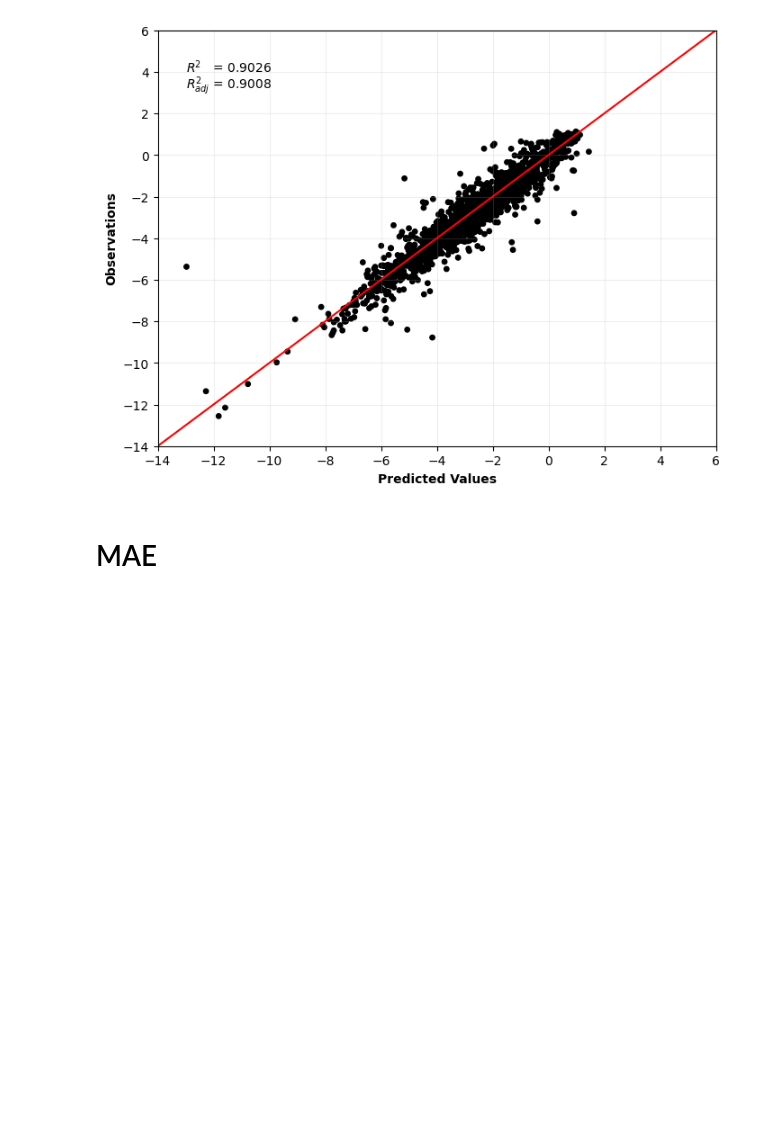
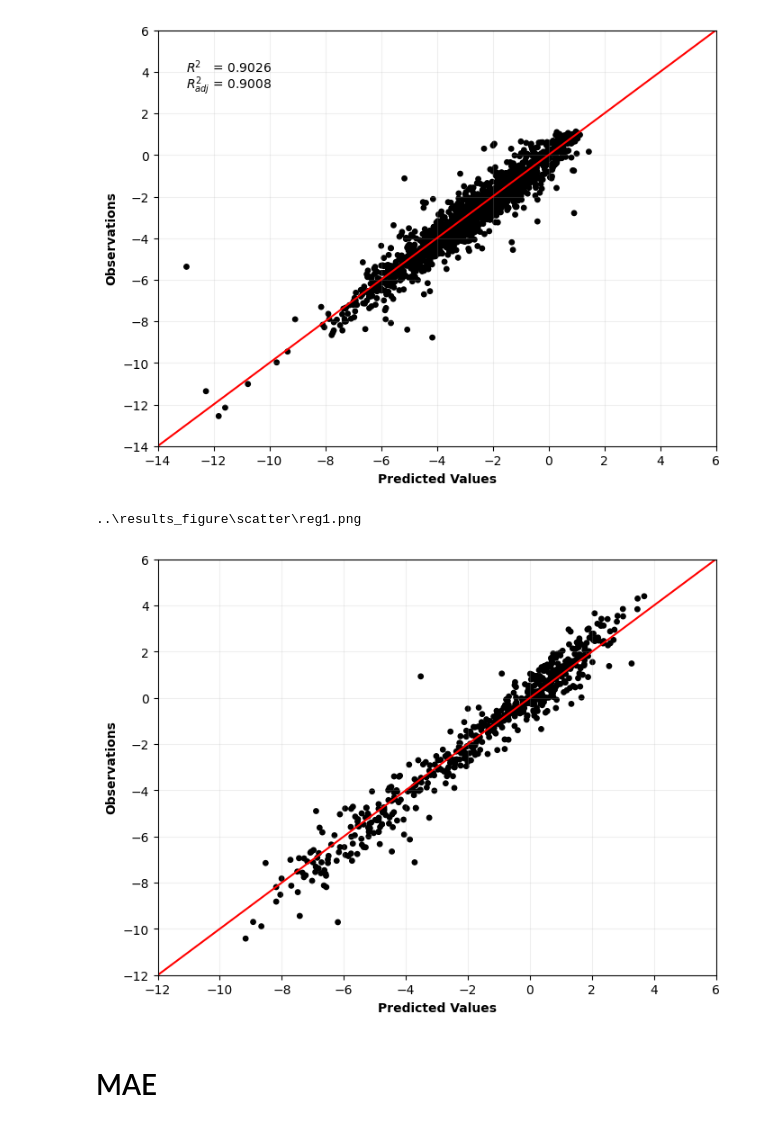
Before and after one commit to DSjayjang/Project, a Jupyter notebook: ChemGCNs/visualization/scatter_pred_KROVEX.ipynb, the cells around one changed output. Saved outputs shown, nothing was run; the diff lists cells and outputs as text; code cells hidden in the pictures; blank space fills up the shorter version.

```diff
--- a/ChemGCNs/visualization/scatter_pred_KROVEX.ipynb
+++ b/ChemGCNs/visualization/scatter_pred_KROVEX.ipynb
@@ -5,7 +5,7 @@ import pandas as pd
 import matplotlib.pyplot as plt
 from sklearn.metrics import r2_score
 # %%
-dataset = 'solubility' # freesolv / esol / lipo / scgas / solubility
+dataset = 'scgas' # freesolv / esol / lipo / scgas / solubility
 save_dir = r'..\results_figure\scatter'
 # %% [markdown]
 # MSE & MAE for Test dataset
@@ -107,6 +107,75 @@ plt.grid(alpha = 0.2)
 plt.show()
 # %% [output]
 [figure]
+# %%
+# graphical abstract용
+from matplotlib.colors import ListedColormap
+pastel_cmap = ListedColormap(["black"])
+
+plt.figure(figsize = (8, 6))
+
+scatter = plt.scatter(df_test_MSE['pred'], df_test_MSE['target'],
+                      c=df_test_MSE['target'], s = s,
+                      cmap = pastel_cmap)
+
+# 대각선 추가
+min_val = min(df_test_MSE['target'].min(), df_test_MSE['pred'].min()) - 20
+max_val = max(df_test_MSE['target'].max(), df_test_MSE['pred'].max()) + 20
+plt.plot([min_val, max_val], [min_val, max_val], color='red')
+
+
+if dataset == 'freesolv':
+    plt.xlim(-15, 6)
+    plt.ylim(-15, 6)
+    plt.xticks(range(-15, 9, 3))
+    plt.yticks(range(-15, 9, 3))
+elif dataset == 'esol':
+    plt.xlim(-10, 4)
+    plt.ylim(-10, 4)
+    plt.xticks(range(-10, 6, 2))
+    plt.yticks(range(-10, 6, 2))
+elif dataset == 'lipo':
+    plt.xlim(-4, 8)
+    plt.ylim(-4, 8)
+    plt.xticks(range(-4, 10, 2))
+    plt.yticks(range(-4, 10, 2))
+elif dataset == 'scgas':
+    plt.xlim(-12, 6)
+    plt.ylim(-12, 6)
+    plt.xticks(range(-12, 7, 2))
+    plt.yticks(range(-12, 7, 2))
+elif dataset == 'solubility':
+    plt.xlim(-14, 6)
+    plt.ylim(-14, 6)
+    plt.xticks(range(-14, 7, 2))
+    plt.yticks(range(-14, 7, 2))
+
+# ax = plt.gca()
+# ax.set_xticks([])
+# ax.set_yticks([])
+# ax.tick_params(axis='both', which='both', length=0)
+plt.xlabel("Predicted Values", fontweight = 'bold')
+plt.ylabel("Observations", fontweight = 'bold')
+
+# plt.text(0.05, 0.90, rf'$R{{^2}}$   = {r2_mse:.4f}',
+#          transform = plt.gca().transAxes,
+#          fontsize = 10,)
+# plt.text(0.05, 0.86, rf'$R_{{adj}}^2$ = {adjusted_r2_mse:.4f}',
+#          transform = plt.gca().transAxes,
+#          fontsize = 10,)
+
+plt.grid(alpha = 0.2)
+
+# # 저장
+# file_name = f'reg1.png'
+# file_path = os.path.join(save_dir, file_name)
+# print(file_path)
+# plt.savefig(file_path, dpi = 300, bbox_inches = 'tight')
+
+plt.show()
+# %% [output]
+..\results_figure\scatter\reg1.png
+[figure, added]
 # %% [markdown]
 # MAE
 # %%
```
Also changed, not shown: parts of 2 cells of this notebook, 2 other files.
